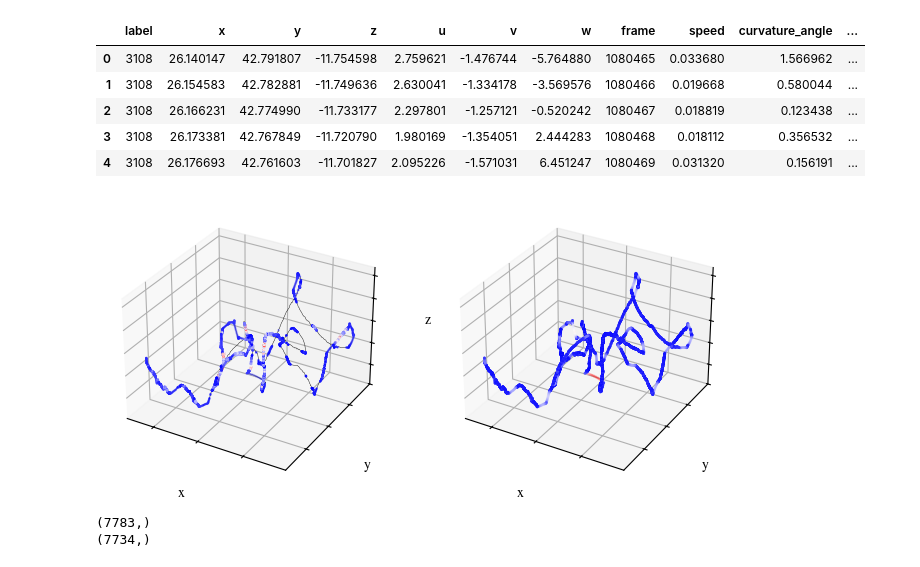
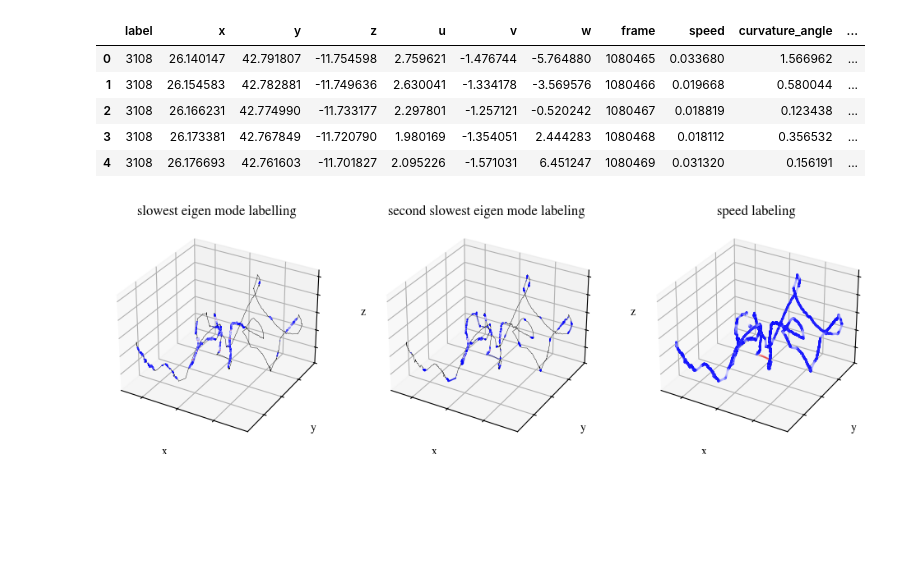
Before and after one commit to HugoLeRoy94/ClusterAnalysis, a Jupyter notebook: notebooks/copepods/03_markovian_analysis.ipynb, the cells around one changed output. Saved outputs shown, nothing was run; the diff lists cells and outputs as text; code cells hidden in the pictures; blank space fills up the shorter version.

```diff
--- a/notebooks/copepods/03_markovian_analysis.ipynb
+++ b/notebooks/copepods/03_markovian_analysis.ipynb
@@ -47,7 +50,7 @@ eigval_curves,tau_list = extract_eigen_values(data)
 # %%
 
 # Plot
-fig,ax = plt.subplots(ncols=1,figsize=(8,4))
+fig,ax = plt.subplots(ncols=1,figsize=(4,4))
 for i, eigs in enumerate(eigval_curves):
     ax.plot(tau_list, eigs,marker='o', label=r"$\lambda_{"+str(i+1)+"}$",color=colors[9-i])
 ax.set_xlabel("τ")
@@ -145,47 +189,56 @@ df.head()
 # %%
 labels = emb.classify_trajectory(trajectory_trans=df[['x','y','z']].to_numpy())
 # %%
-fig, ax = plt.subplots(ncols=2, subplot_kw={'projection': '3d'}, figsize=(8, 4))
+fig, ax = plt.subplots(ncols=3, subplot_kw={'projection': '3d'}, figsize=(12, 4))
 
 color_values = np.array([mkv.tr_slow_mode[lab] for lab in labels])
-mask = color_values > threshold1
+mask = color_values > 0
 
 df_filtered = df.iloc[:len(color_values)].reset_index(drop=True)
 x = df_filtered['x'][mask]
 y = df_filtered['y'][mask]
 z = df_filtered['z'][mask]
 c = color_values[mask]
 
-ax[0].scatter(x, y, z,s=0.5, c=c, cmap='bwr')
+ax[0].scatter(x, y, z,s=0.1, c=c, cmap='bwr',rasterized=True)
+ax[0].set_title('slowest eigen mode labelling')
 
 
+color_values = np.array([np.real(mkv.tr_vec[:,-3])[lab] for lab in labels])
+mask = color_values > 0.0
 
-ax[0].set_xlabel('x')
-ax[0].set_ylabel('y')
-ax[0].set_zlabel('z')
-ax[0].set_xticklabels([])
-ax[0].set_yticklabels([])
-ax[0].set_zticklabels([])
-ax[0].grid(True)
+df_filtered = df.iloc[:len(color_values)].reset_index(drop=True)
+x = df_filtered['x'][mask]
+y = df_filtered['y'][mask]
+z = df_filtered['z'][mask]
+c = color_values[mask]
 
-color_values = df['speed']#[(mkv.tr_slow_mode[lab]) for lab in labels]
-I = color_values.__len__()
+ax[1].scatter(x, y, z,s=0.1, c=c, cmap='bwr',rasterized=True)
+ax[1].set_title('second slowest eigen mode labeling')
 
-ax[0].plot(df['x'][:I],df['y'][:I],df['z'][:I],c='black',linewidth=0.3)
+for i in range(2):
+    ax[i].set_xlabel('x')
+    ax[i].set_ylabel('y')
+    ax[i].set_zlabel('z')
+    ax[i].set_xticklabels([])
+    ax[i].set_yticklabels([])
+    ax[i].set_zticklabels([])
+    ax[i].grid(True)
+    color_values = df['speed']#[(mkv.tr_slow_mode[lab]) for lab in labels]
+    I = color_values.__len__()
+    ax[i].plot(df['x'][:I],df['y'][:I],df['z'][:I],c='black',linewidth=0.3)
 
-ax[1].scatter(df['x'][:I],df['y'][:I],df['z'][:I],c=color_values,cmap='bwr',s=1)
-ax[1].set_xlabel('x')
-ax[1].set_ylabel('y')
-ax[1].set_zlabel('z')
-ax[1].set_xticklabels([])
-ax[1].set_yticklabels([])
-ax[1].set_zticklabels([])
-ax[1].grid(True)
+
+ax[2].scatter(df['x'][:I],df['y'][:I],df['z'][:I],c=color_values,cmap='bwr',s=1,rasterized=True)
+ax[2].set_title('speed labeling')
+ax[2].set_xlabel('x')
+ax[2].set_ylabel('y')
+ax[2].set_zlabel('z')
+ax[2].set_xticklabels([])
+ax[2].set_yticklabels([])
+ax[2].set_zticklabels([])
+ax[2].grid(True)
+
+fig.savefig('masked_trajectories.svg',bbox_inches='tight',dpi=500)
 # %% [output]
-[figure, old version]
+[figure, new version]
-# %%
-print(df['speed'].shape)
-print(labels.shape)
-# %% [output]
-(7783,)
-(7734,)
```
Also changed, not shown: parts of 21 cells of this notebook, 6 other files.
